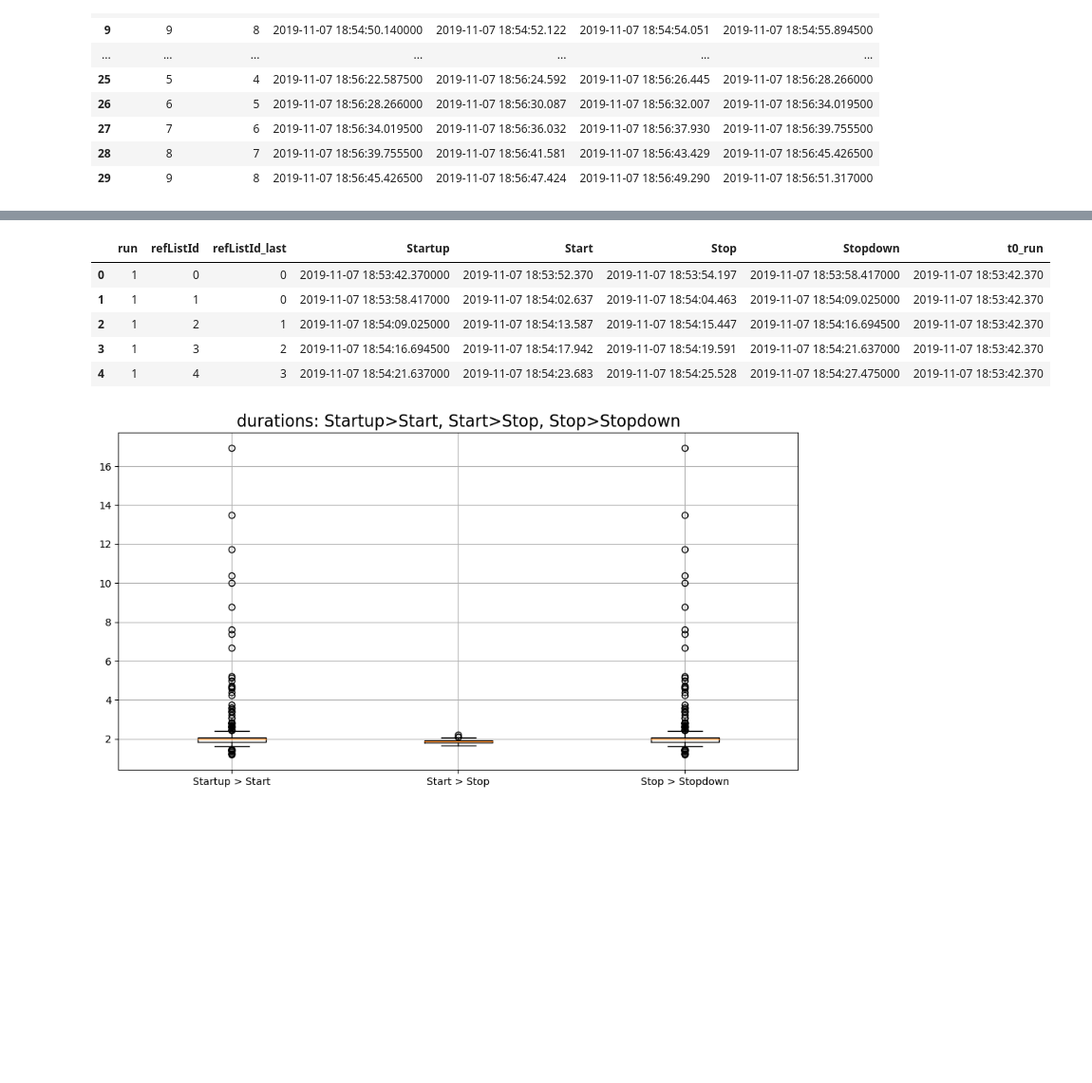
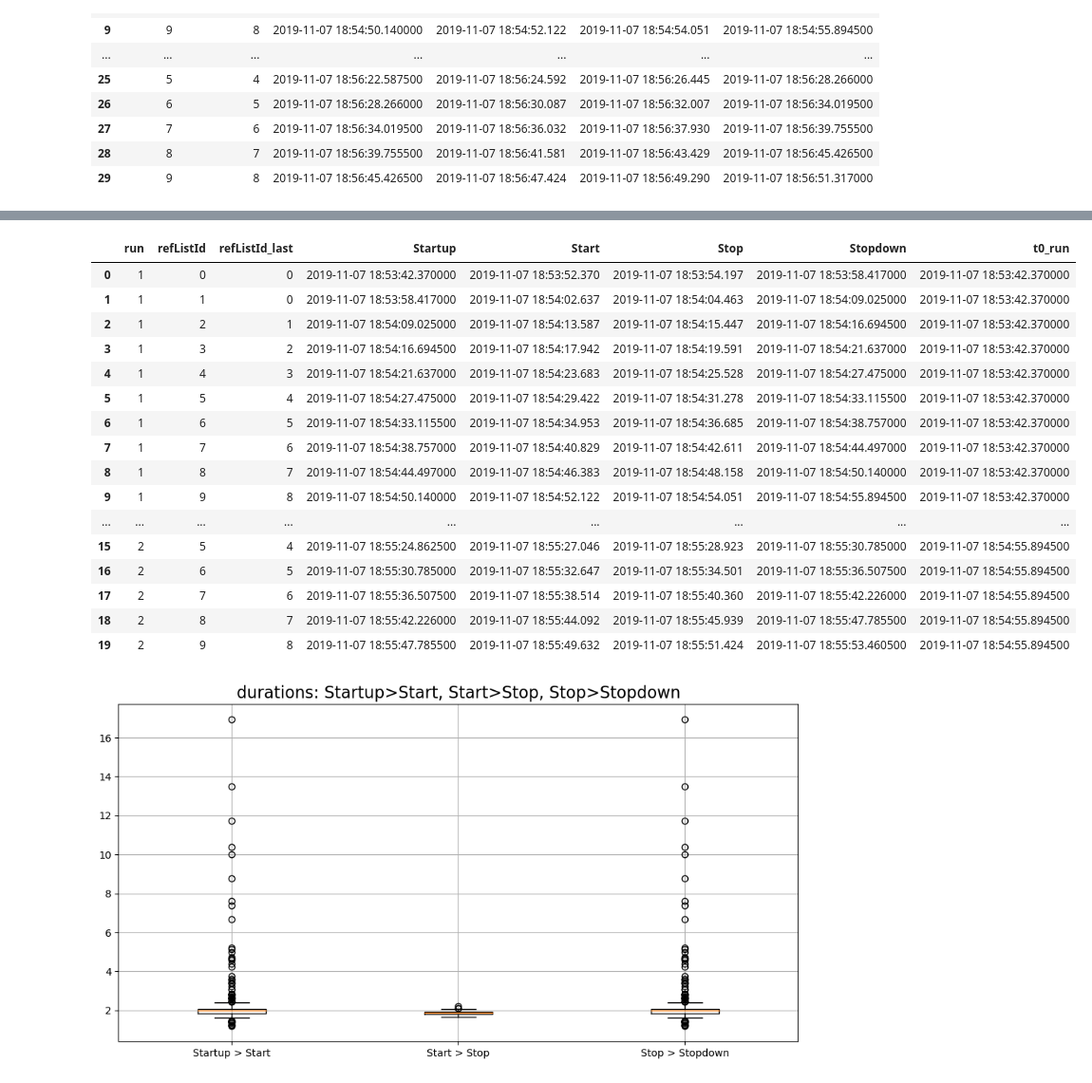
Before and after one commit to jaja07/Projet-S8, a Jupyter notebook: Analytique.ipynb, the cells around one changed output, grey strips where cells are left out. Shown: that part at 95% size. Saved outputs shown, nothing was run; the diff lists cells and outputs as text; code cells hidden in the pictures; blank space fills up the shorter version.

```diff
--- a/Analytique.ipynb
+++ b/Analytique.ipynb
@@ -149,22 +162,36 @@ timing[timing['refListId']==0].head()
 # %%
 # t0_run = a new run starts when box 0 shows up
+# t0_run: c'est l'instant à partir duquel commence un run, chaque run commence avec la boxe 0
+# run : id du run
 t0_run=timing[timing['refListId']==0] [['Startup']]
 t0_run=t0_run.rename(columns={'Startup':'t0_run'})
 t0_run=t0_run.groupby('t0_run').size().cumsum().rename('run').reset_index(drop=False)
 t0_run=t0_run.sort_values('t0_run')
 #
 # each row in timing is merged with a last row in t0_run where t0_run (ciuchstart) <= timing (ciuchstart)
 timing=pd.merge_asof(timing,t0_run,left_on='Startup',right_on='t0_run', direction='backward')
 timing=timing.sort_values('Stop')
 timing=timing[['run', 'refListId', 'refListId_last', 'Startup','Start','Stop','Stopdown','t0_run']]
-timing.head()
+timing.head(20)
+#timing['run'].value_counts()
 # %% [output]
 |  | run | refListId | refListId_last | Startup | Start | Stop | Stopdown | t0_run |
-| 0 | 1 | 0 | 0 | 2019-11-07 18:53:42.370000 | 2019-11-07 18:53:52.370 | 2019-11-07 18:53:54.197 | 2019-11-07 18:53:58.417000 | 2019-11-07 18:53:42.370 |
-| 1 | 1 | 1 | 0 | 2019-11-07 18:53:58.417000 | 2019-11-07 18:54:02.637 | 2019-11-07 18:54:04.463 | 2019-11-07 18:54:09.025000 | 2019-11-07 18:53:42.370 |
-| 2 | 1 | 2 | 1 | 2019-11-07 18:54:09.025000 | 2019-11-07 18:54:13.587 | 2019-11-07 18:54:15.447 | 2019-11-07 18:54:16.694500 | 2019-11-07 18:53:42.370 |
-| 3 | 1 | 3 | 2 | 2019-11-07 18:54:16.694500 | 2019-11-07 18:54:17.942 | 2019-11-07 18:54:19.591 | 2019-11-07 18:54:21.637000 | 2019-11-07 18:53:42.370 |
-| 4 | 1 | 4 | 3 | 2019-11-07 18:54:21.637000 | 2019-11-07 18:54:23.683 | 2019-11-07 18:54:25.528 | 2019-11-07 18:54:27.475000 | 2019-11-07 18:53:42.370 |
+| 0 | 1 | 0 | 0 | 2019-11-07 18:53:42.370000 | 2019-11-07 18:53:52.370 | 2019-11-07 18:53:54.197 | 2019-11-07 18:53:58.417000 | 2019-11-07 18:53:42.370000 |
+| 1 | 1 | 1 | 0 | 2019-11-07 18:53:58.417000 | 2019-11-07 18:54:02.637 | 2019-11-07 18:54:04.463 | 2019-11-07 18:54:09.025000 | 2019-11-07 18:53:42.370000 |
+| 2 | 1 | 2 | 1 | 2019-11-07 18:54:09.025000 | 2019-11-07 18:54:13.587 | 2019-11-07 18:54:15.447 | 2019-11-07 18:54:16.694500 | 2019-11-07 18:53:42.370000 |
+| 3 | 1 | 3 | 2 | 2019-11-07 18:54:16.694500 | 2019-11-07 18:54:17.942 | 2019-11-07 18:54:19.591 | 2019-11-07 18:54:21.637000 | 2019-11-07 18:53:42.370000 |
+| 4 | 1 | 4 | 3 | 2019-11-07 18:54:21.637000 | 2019-11-07 18:54:23.683 | 2019-11-07 18:54:25.528 | 2019-11-07 18:54:27.475000 | 2019-11-07 18:53:42.370000 |
+| 5 | 1 | 5 | 4 | 2019-11-07 18:54:27.475000 | 2019-11-07 18:54:29.422 | 2019-11-07 18:54:31.278 | 2019-11-07 18:54:33.115500 | 2019-11-07 18:53:42.370000 |
+| 6 | 1 | 6 | 5 | 2019-11-07 18:54:33.115500 | 2019-11-07 18:54:34.953 | 2019-11-07 18:54:36.685 | 2019-11-07 18:54:38.757000 | 2019-11-07 18:53:42.370000 |
+| 7 | 1 | 7 | 6 | 2019-11-07 18:54:38.757000 | 2019-11-07 18:54:40.829 | 2019-11-07 18:54:42.611 | 2019-11-07 18:54:44.497000 | 2019-11-07 18:53:42.370000 |
+| 8 | 1 | 8 | 7 | 2019-11-07 18:54:44.497000 | 2019-11-07 18:54:46.383 | 2019-11-07 18:54:48.158 | 2019-11-07 18:54:50.140000 | 2019-11-07 18:53:42.370000 |
+| 9 | 1 | 9 | 8 | 2019-11-07 18:54:50.140000 | 2019-11-07 18:54:52.122 | 2019-11-07 18:54:54.051 | 2019-11-07 18:54:55.894500 | 2019-11-07 18:53:42.370000 |
+| ... | ... | ... | ... | ... | ... | ... | ... | ... |
+| 15 | 2 | 5 | 4 | 2019-11-07 18:55:24.862500 | 2019-11-07 18:55:27.046 | 2019-11-07 18:55:28.923 | 2019-11-07 18:55:30.785000 | 2019-11-07 18:54:55.894500 |
+| 16 | 2 | 6 | 5 | 2019-11-07 18:55:30.785000 | 2019-11-07 18:55:32.647 | 2019-11-07 18:55:34.501 | 2019-11-07 18:55:36.507500 | 2019-11-07 18:54:55.894500 |
+| 17 | 2 | 7 | 6 | 2019-11-07 18:55:36.507500 | 2019-11-07 18:55:38.514 | 2019-11-07 18:55:40.360 | 2019-11-07 18:55:42.226000 | 2019-11-07 18:54:55.894500 |
+| 18 | 2 | 8 | 7 | 2019-11-07 18:55:42.226000 | 2019-11-07 18:55:44.092 | 2019-11-07 18:55:45.939 | 2019-11-07 18:55:47.785500 | 2019-11-07 18:54:55.894500 |
+| 19 | 2 | 9 | 8 | 2019-11-07 18:55:47.785500 | 2019-11-07 18:55:49.632 | 2019-11-07 18:55:51.424 | 2019-11-07 18:55:53.460500 | 2019-11-07 18:54:55.894500 |
 # %%
 plt.figure(figsize=(12,6))
 up=(timing['Start']-timing['Startup']).apply(lambda x:x.total_seconds())
```
Also changed, not shown: parts of 13 cells of this notebook.
